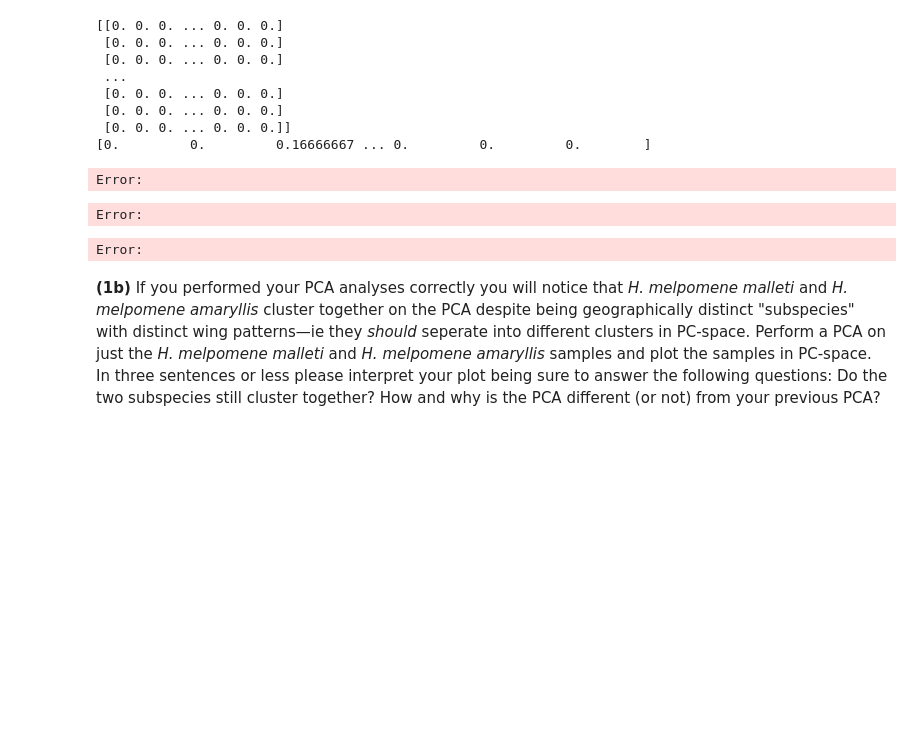
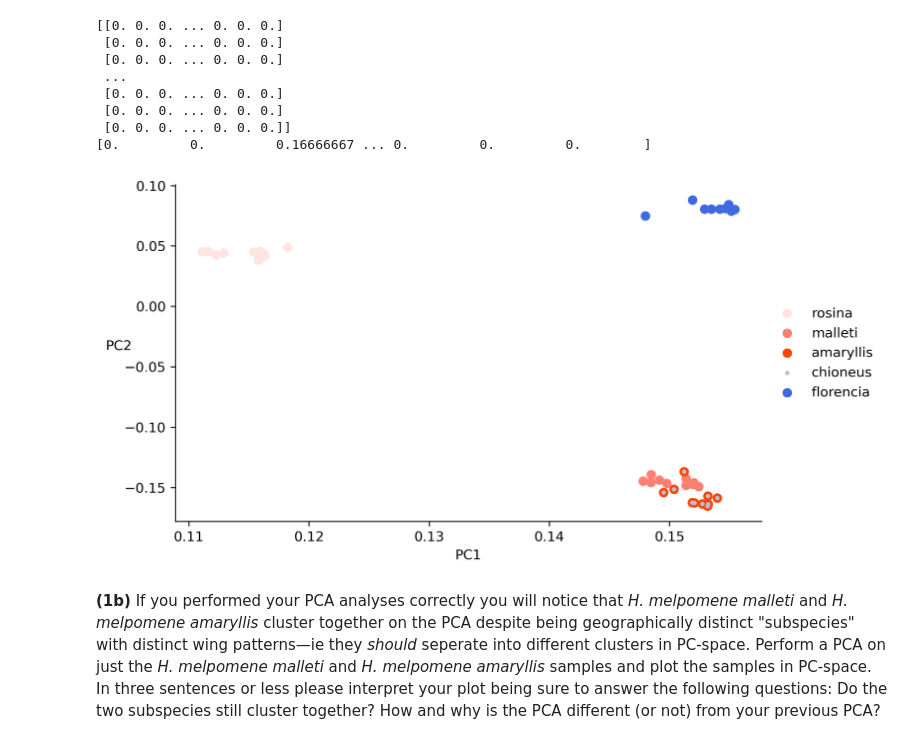
Before and after one commit to pgundral/biol1435, a Jupyter notebook: problem_set_4_PRANAV_GUNDRALA.ipynb, the cells around one changed output. Drawn from its saved outputs; the diff is of its cells as text; code cells hidden in the pictures; blank space fills up the shorter version.

```diff
--- a/problem_set_4_PRANAV_GUNDRALA.ipynb
+++ b/problem_set_4_PRANAV_GUNDRALA.ipynb
@@ -182,11 +180,19 @@ M_mat = (ros_aac - mu_vec) / std_vec
+# %%
+
+# Calculate the column mean vector.
+mu_vec = np.mean(all_aac, axis=0)
+# Calculate the column allele frequency vector.
+p_vec = mu_vec / 2
+# Calculate the standard deviation vector.
+std_vec = np.sqrt(((all_aac.shape[0] * 2) * p_vec * (1 - p_vec)))
+# Convert the C matrix to a zero centered M matrix.
+M_mat = (all_aac - mu_vec) / std_vec
 # %%
 # STEP 2: Final, computing the covariance matrix
 # Compute the covariance matrix.
-X_mat = np.dot(M_mat, M_mat.T) / (M_mat.shape[0] - 1)
+# X_mat = np.dot(M_mat, M_mat.T) / (M_mat.shape[0] - 1)
+
+X_mat = np.cov(M_mat, rowvar=False)
-# %% [output]
-Error:
-Error:
-Error:
 # %%
 # STEP 3: Compute the eigen -values and -vectors.
 eig_vals, eig_vecs = np.linalg.eig(X_mat)
@@ -196,6 +202,47 @@ eig_vals, eig_vecs = np.linalg.eig(X_mat)
 eig_idx = np.argsort(eig_vals)[::-1]
 eig_vals = eig_vals[eig_idx]
 eig_vecs = eig_vecs[:, eig_idx]
+# %%
+# STEP 5: Plot your first two principal components
+# Intialize the figure.
+fig = plt.figure(figsize=(8, 4), constrained_layout=True, dpi=300)
+# Intialize the axes.
+ax = fig.add_subplot(111)
+# Plot the simulated results.
+ax.scatter(
+    eig_vecs[:10, 0], eig_vecs[:10, 1],
+    color='mistyrose', label='rosina',
+)
+# Plot the analytical solutions.
+ax.scatter(
+    eig_vecs[10:20, 0], eig_vecs[10:20, 1],
+    color='salmon', label='malleti',
+)
+ax.scatter(
+    eig_vecs[20:30, 0], eig_vecs[20:30, 1],
+    color='orangered', label='amaryllis',
+)
+ax.scatter(
+    eig_vecs[20:30, 0], eig_vecs[20:30, 1],
+    color='lightsteelblue', label='chioneus',
+    s=5,
+)
+ax.scatter(
+    eig_vecs[40:50, 0], eig_vecs[40:50, 1],
+    color='royalblue', label='florencia',
+)
+# Despine the axes.
+ax.spines['top'].set_visible(False)
+ax.spines['right'].set_visible(False)
+# Plot the legend.
+ax.legend(loc='center left', bbox_to_anchor=(1.0, 0.5), frameon=False)
+# Label the axes.
+plt.xlabel('PC1')
+plt.ylabel('PC2', rotation=0)
+# Show!
+plt.show()
+# %% [output]
+[figure, added]
 # %% [markdown]
 __(1b)__ If you performed your PCA analyses correctly you will notice that _H. melpomene malleti_ and _H. melpomene amaryllis_ cluster together on the PCA despite being geographically distinct "subspecies" with distinct wing patterns—ie they _should_ seperate into different clusters in PC-space. Perform a PCA on just the _H. melpomene malleti_ and _H. melpomene amaryllis_ samples and plot the samples in PC-space. In three sentences or less please interpret your plot being sure to answer the following questions: Do the two subspecies still cluster together? How and why is the PCA different (or not) from your previous PCA?
 # %% [markdown]
```
Also changed, not shown: parts of 1 cell of this notebook, 1 other file.
